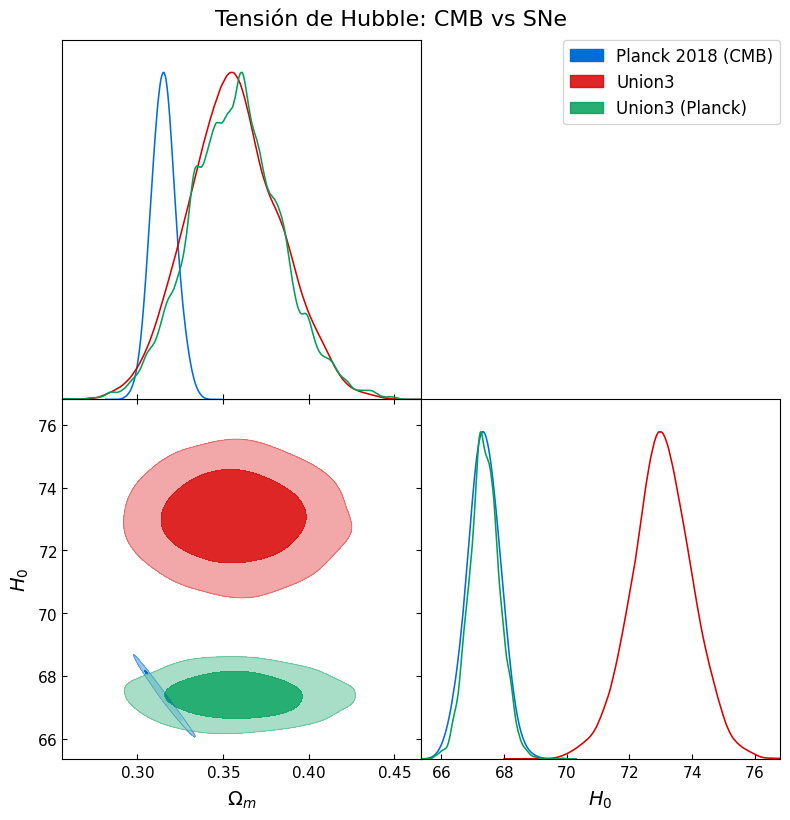
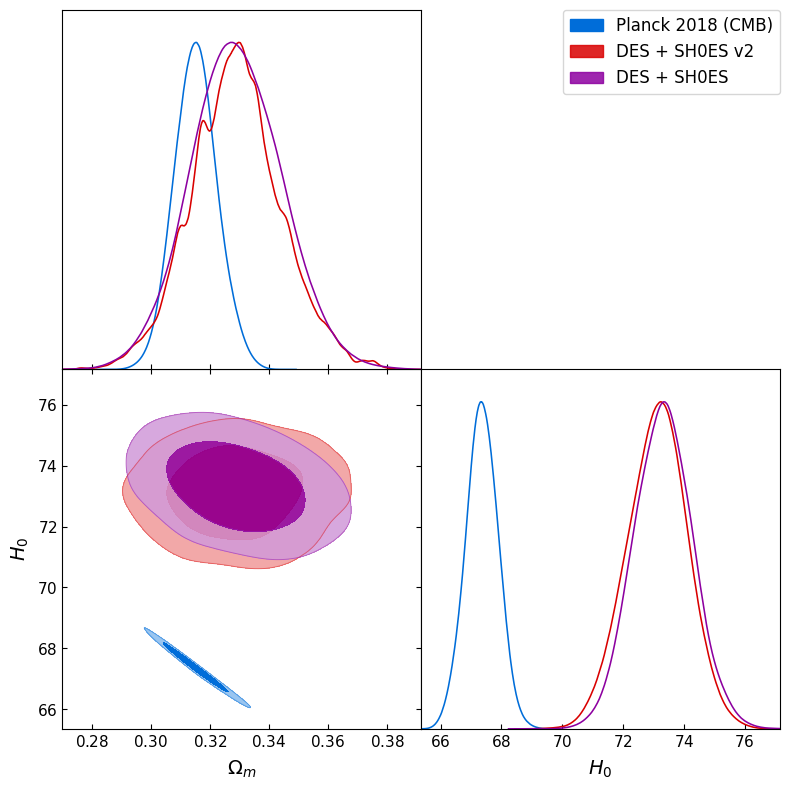
Unified diff of the notebook cell whose output changed from the first chart to the second:
--- before
+++ after
@@ -6,10 +6,10 @@
 
 # Creamos el gráfico ocupando ambas cadenas
-g.triangle_plot([chain_planck, chain_union, chain_union_planck], 
+g.triangle_plot([chain_planck, chain_DES, chain_union], 
                 parametros_a_graficar, 
                 filled=True, 
-                legend_labels=['Planck 2018 (CMB)', 'Union3', 'Union3 (Planck)'],
-                contour_colors=["#006DD9FF", '#D90000', '#00A05A']) # Azul (Planck), Rojo (Pantheon), Verde (DES) y Morado (Union3)
+                legend_labels=['Planck 2018 (CMB)', 'DES + SH0ES v2', 'DES + SH0ES'],
+                contour_colors=["#006DD9FF", '#D90000', "#8D00A0"]) # Azul (Planck), Rojo (Pantheon), Verde (DES) y Morado (Union3)
 
-plt.suptitle('Tensión de Hubble: CMB vs SNe ', fontsize=16, y =1.02)
+#plt.suptitle('Tensión de Hubble: CMB vs SNe ', fontsize=16, y =1.02)
 plt.show()

Commit: Cadena de DES con grupos de supernova